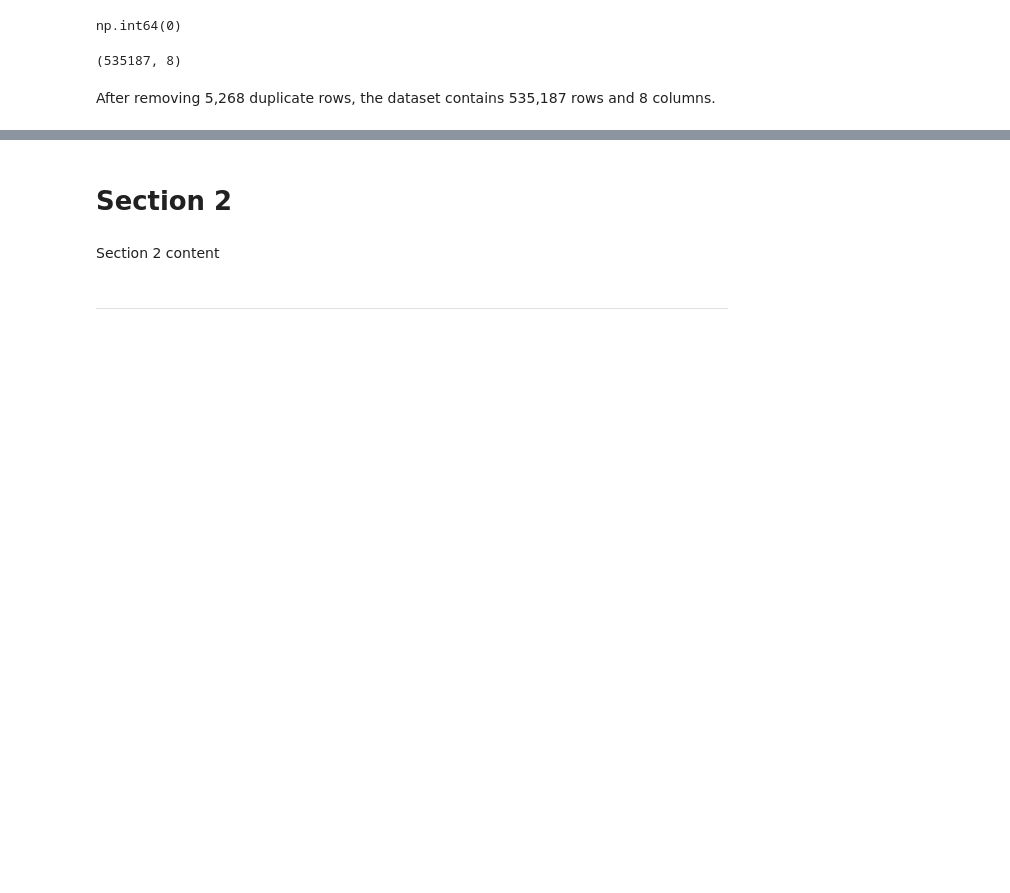
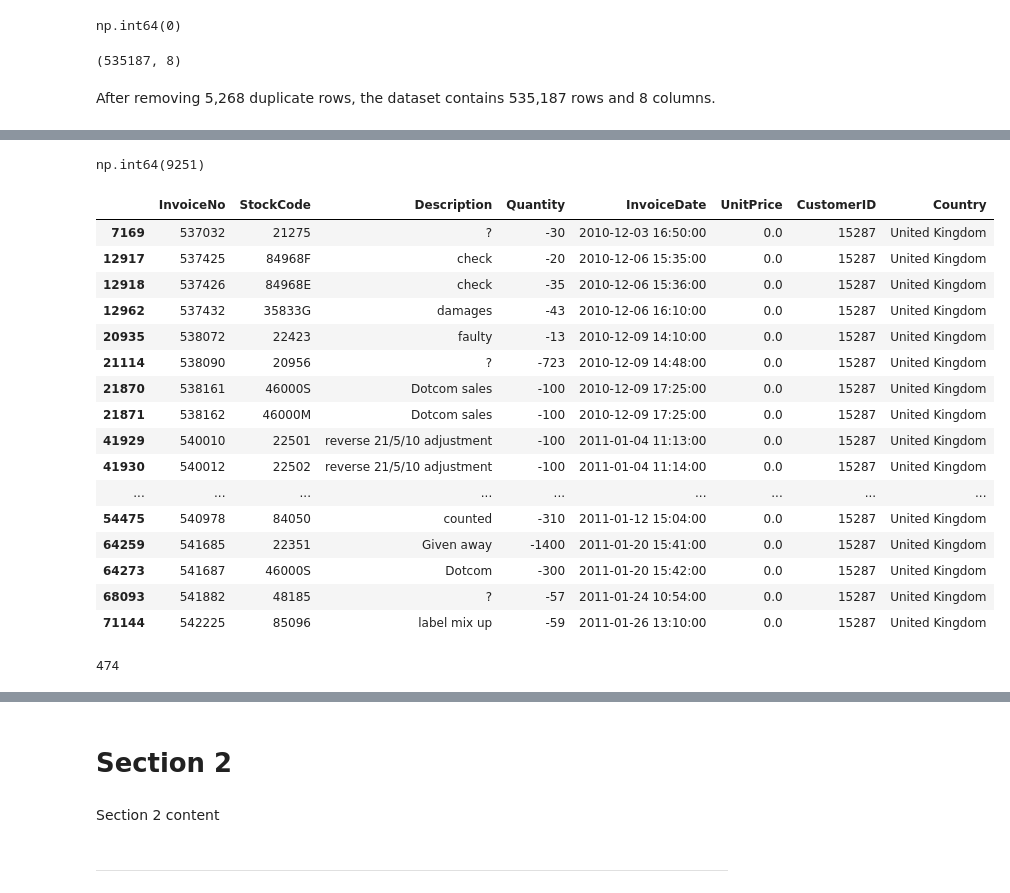
Before and after one commit to UmarHData/Online-Retail-Transaction-Analysis, a Jupyter notebook: jupyter_notebooks/ETL.ipynb, the cells around one changed output, grey strips where cells are left out. Saved outputs shown, nothing was run; the diff lists cells and outputs as text; code cells hidden in the pictures; blank space fills up the shorter version.

```diff
--- a/jupyter_notebooks/ETL.ipynb
+++ b/jupyter_notebooks/ETL.ipynb
@@ -354,0 +494,35 @@ After removing 5,268 duplicate rows, the dataset contains 535,187 rows and 8 col
+# %%
+# Count negative-quantity rows with cancellation invoice numbers
+df[df['Quantity'] < 0]['InvoiceNo'].str.startswith('C').sum()
+# %% [output]
+np.int64(9251)
+# %%
+# Display negative-quantity rows that do not have a cancellation invoice number
+negative_not_cancelled = df[
+    (df['Quantity'] < 0) &
+    (~df['InvoiceNo'].str.startswith('C'))
+]
+
+negative_not_cancelled.head(20)
+# %% [output]
+|  | InvoiceNo | StockCode | Description | Quantity | InvoiceDate | UnitPrice | CustomerID | Country |
+| 7169 | 537032 | 21275 | ? | -30 | 2010-12-03 16:50:00 | 0.0 | 15287 | United Kingdom |
+| 12917 | 537425 | 84968F | check | -20 | 2010-12-06 15:35:00 | 0.0 | 15287 | United Kingdom |
+| 12918 | 537426 | 84968E | check | -35 | 2010-12-06 15:36:00 | 0.0 | 15287 | United Kingdom |
+| 12962 | 537432 | 35833G | damages | -43 | 2010-12-06 16:10:00 | 0.0 | 15287 | United Kingdom |
+| 20935 | 538072 | 22423 | faulty | -13 | 2010-12-09 14:10:00 | 0.0 | 15287 | United Kingdom |
+| 21114 | 538090 | 20956 | ? | -723 | 2010-12-09 14:48:00 | 0.0 | 15287 | United Kingdom |
+| 21870 | 538161 | 46000S | Dotcom sales | -100 | 2010-12-09 17:25:00 | 0.0 | 15287 | United Kingdom |
+| 21871 | 538162 | 46000M | Dotcom sales | -100 | 2010-12-09 17:25:00 | 0.0 | 15287 | United Kingdom |
+| 41929 | 540010 | 22501 | reverse 21/5/10 adjustment | -100 | 2011-01-04 11:13:00 | 0.0 | 15287 | United Kingdom |
+| 41930 | 540012 | 22502 | reverse 21/5/10 adjustment | -100 | 2011-01-04 11:14:00 | 0.0 | 15287 | United Kingdom |
+| ... | ... | ... | ... | ... | ... | ... | ... | ... |
+| 54475 | 540978 | 84050 | counted | -310 | 2011-01-12 15:04:00 | 0.0 | 15287 | United Kingdom |
+| 64259 | 541685 | 22351 | Given away | -1400 | 2011-01-20 15:41:00 | 0.0 | 15287 | United Kingdom |
+| 64273 | 541687 | 46000S | Dotcom | -300 | 2011-01-20 15:42:00 | 0.0 | 15287 | United Kingdom |
+| 68093 | 541882 | 48185 | ? | -57 | 2011-01-24 10:54:00 | 0.0 | 15287 | United Kingdom |
+| 71144 | 542225 | 85096 | label mix up | -59 | 2011-01-26 13:10:00 | 0.0 | 15287 | United Kingdom |
+# %%
+len(negative_not_cancelled)
+# %% [output]
+474
```
Also changed, not shown: parts of 38 cells of this notebook.
